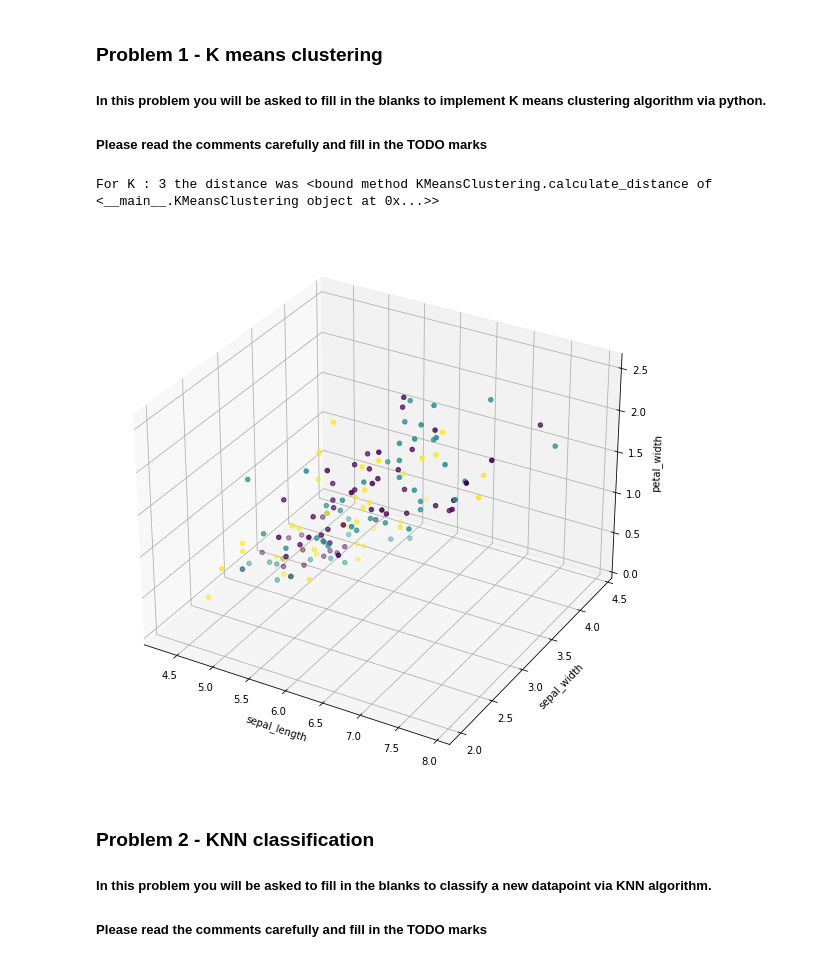
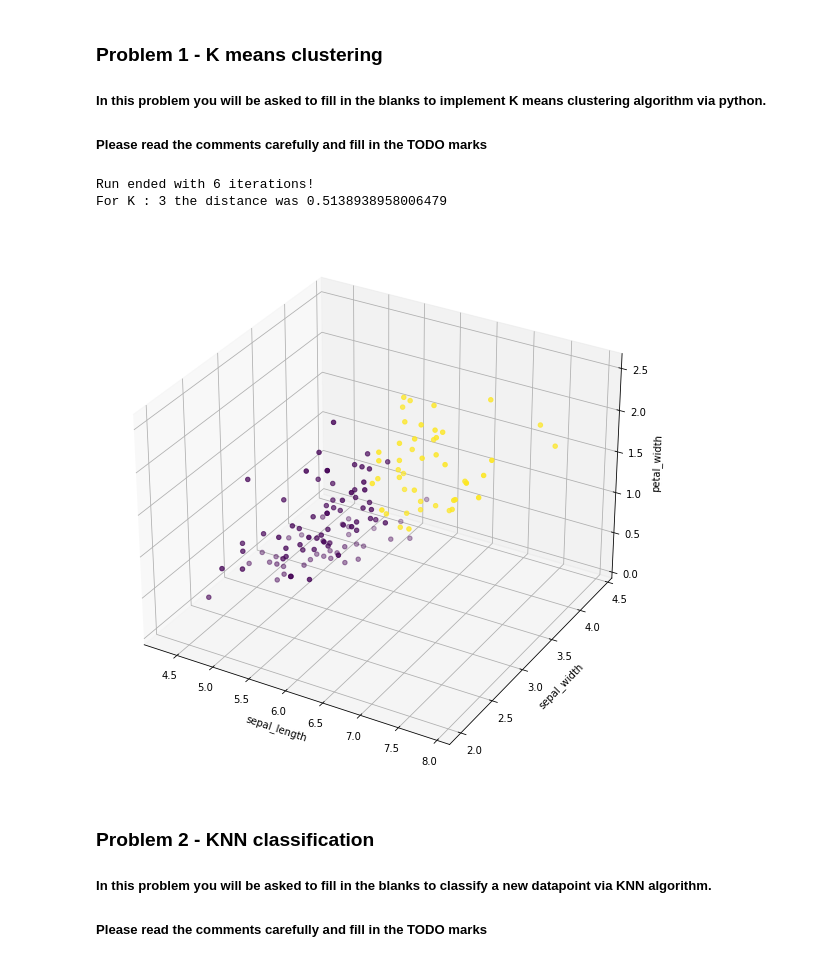
Before and after one commit to Celenort/old_blog, a Jupyter notebook: homework1.ipynb, the cells around one changed output. Saved outputs shown, nothing was run; the diff lists cells and outputs as text; code cells hidden in the pictures.

Commit message:
finished kmeans, working with knn

```diff
--- a/homework1.ipynb
+++ b/homework1.ipynb
@@ -142,16 +140,17 @@ class KMeansClustering:
 # %%
 # Initialize Kmeans model and start clustering!
 # You may change K and steps if you want!
 K = 3
 Kmeans = KMeansClustering(X_s, K)
 
 # run the Kmeans clustering algorithm for 10 steps
-dist = Kmeans.run(steps=100)
+dist = Kmeans.run(steps=10)
 print("For K : {} the distance was {}".format(K, dist))
 Kmeans.visualize()
 # %% [output]
-For K : 3 the distance was <bound method KMeansClustering.calculate_distance of <__main__.KMeansClustering object at 0x...>>
+Run ended with 6 iterations!
+For K : 3 the distance was 0.5138938958006479
-[figure, old version]
+[figure, new version]
 # %% [markdown]
 ### <b> Problem 2 - KNN classification
 ##### In this problem you will be asked to fill in the blanks to classify a new datapoint via KNN algorithm.
```
Also changed, not shown: parts of 2 cells of this notebook.
